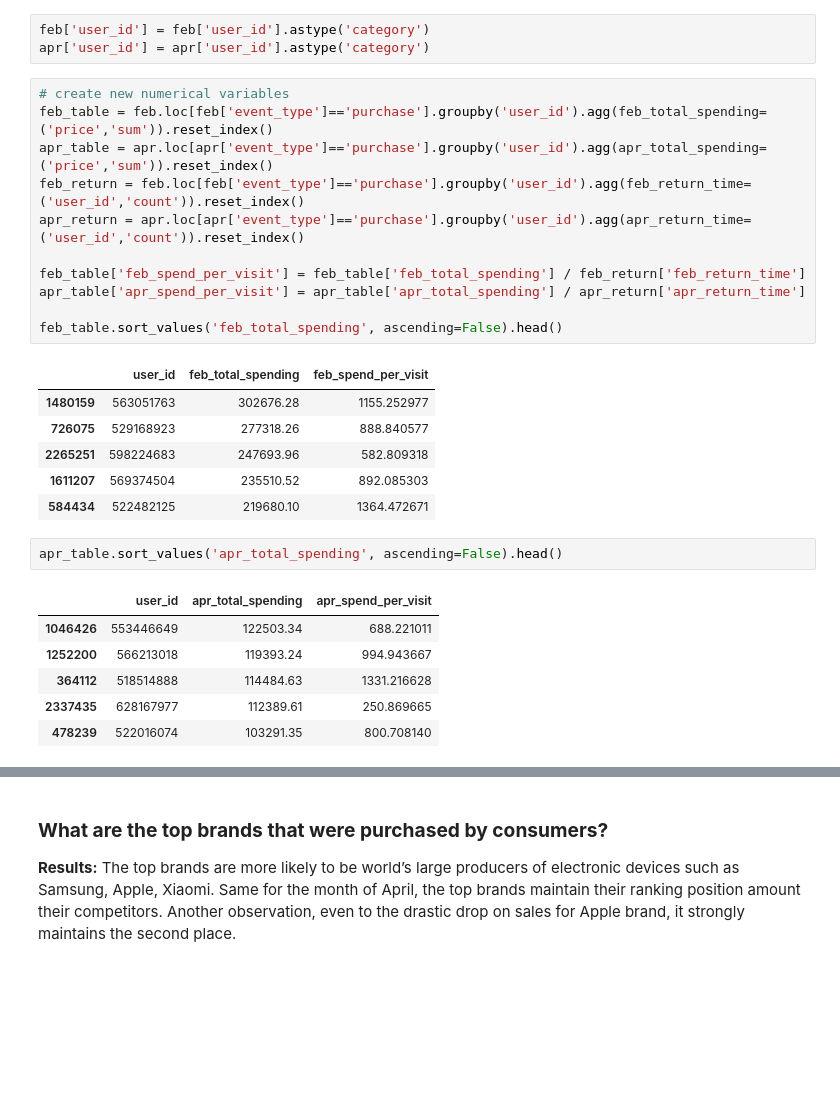
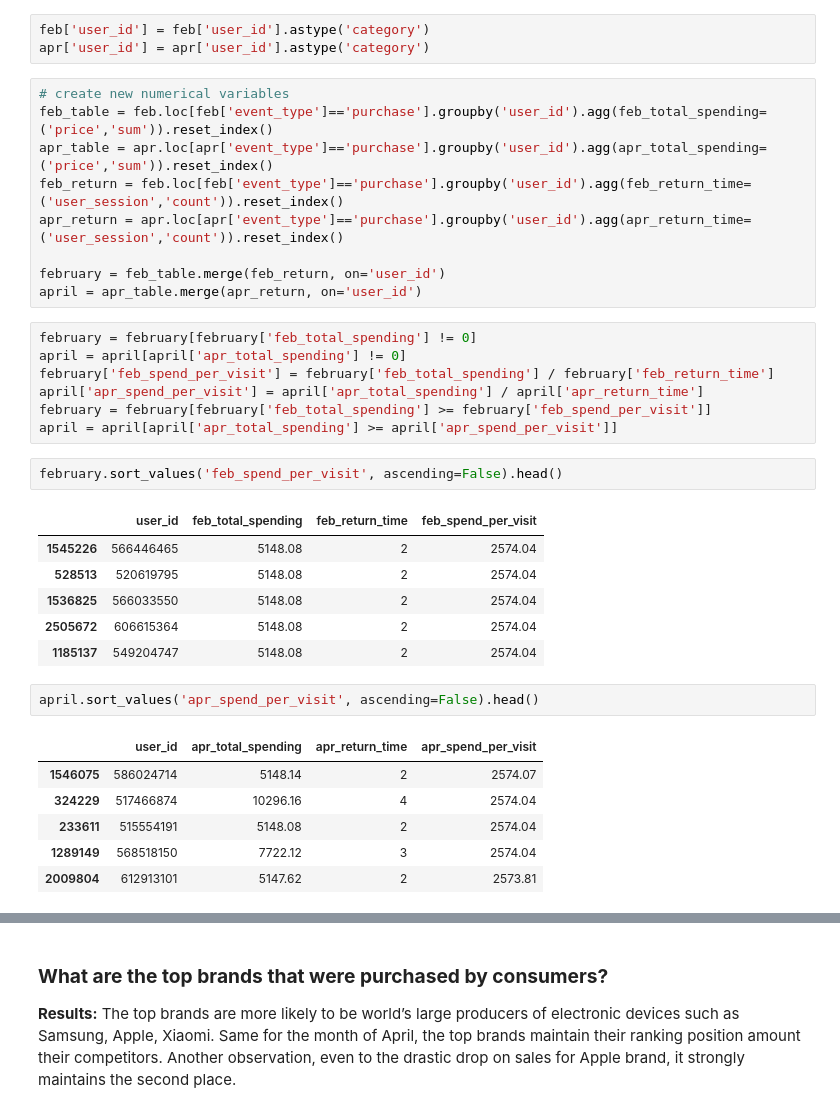
Before and after one commit to soltaniehha/Intro-to-Data-Analytics, a Jupyter notebook: docs/team-projects/2020/B4/Final-notebook-team4b.ipynb, the cells around one changed output, grey strips where cells are left out. Cells and saved outputs as stored; diff of their text form; blank space fills up the shorter version.

```diff
--- a/docs/team-projects/2020/B4/Final-notebook-team4b .ipynb
+++ b/docs/team-projects/2020/B4/Final-notebook-team4b.ipynb
@@ -360,27 +360,34 @@ apr['user_id'] = apr['user_id'].astype('category')
 # create new numerical variables
 feb_table = feb.loc[feb['event_type']=='purchase'].groupby('user_id').agg(feb_total_spending=('price','sum')).reset_index()
 apr_table = apr.loc[apr['event_type']=='purchase'].groupby('user_id').agg(apr_total_spending=('price','sum')).reset_index()
-feb_return = feb.loc[feb['event_type']=='purchase'].groupby('user_id').agg(feb_return_time=('user_id','count')).reset_index()
-apr_return = apr.loc[apr['event_type']=='purchase'].groupby('user_id').agg(apr_return_time=('user_id','count')).reset_index()
+feb_return = feb.loc[feb['event_type']=='purchase'].groupby('user_id').agg(feb_return_time=('user_session','count')).reset_index()
+apr_return = apr.loc[apr['event_type']=='purchase'].groupby('user_id').agg(apr_return_time=('user_session','count')).reset_index()
 
-feb_table['feb_spend_per_visit'] = feb_table['feb_total_spending'] / feb_return['feb_return_time']
-apr_table['apr_spend_per_visit'] = apr_table['apr_total_spending'] / apr_return['apr_return_time']
-
-feb_table.sort_values('feb_total_spending', ascending=False).head()
+february = feb_table.merge(feb_return, on='user_id')
+april = apr_table.merge(apr_return, on='user_id')
-# %% [output]
-|  | user_id | feb_total_spending | feb_spend_per_visit |
-| 1480159 | 563051763 | 302676.28 | 1155.252977 |
-| 726075 | 529168923 | 277318.26 | 888.840577 |
-| 2265251 | 598224683 | 247693.96 | 582.809318 |
-| 1611207 | 569374504 | 235510.52 | 892.085303 |
-| 584434 | 522482125 | 219680.10 | 1364.472671 |
+# %%
+february = february[february['feb_total_spending'] != 0]
+april = april[april['apr_total_spending'] != 0]
+february['feb_spend_per_visit'] = february['feb_total_spending'] / february['feb_return_time']
+april['apr_spend_per_visit'] = april['apr_total_spending'] / april['apr_return_time']
+february = february[february['feb_total_spending'] >= february['feb_spend_per_visit']]
+april = april[april['apr_total_spending'] >= april['apr_spend_per_visit']]
 # %%
-apr_table.sort_values('apr_total_spending', ascending=False).head()
+february.sort_values('feb_spend_per_visit', ascending=False).head()
 # %% [output]
-|  | user_id | apr_total_spending | apr_spend_per_visit |
-| 1046426 | 553446649 | 122503.34 | 688.221011 |
-| 1252200 | 566213018 | 119393.24 | 994.943667 |
-| 364112 | 518514888 | 114484.63 | 1331.216628 |
-| 2337435 | 628167977 | 112389.61 | 250.869665 |
-| 478239 | 522016074 | 103291.35 | 800.708140 |
+|  | user_id | feb_total_spending | feb_return_time | feb_spend_per_visit |
+| 1545226 | 566446465 | 5148.08 | 2 | 2574.04 |
+| 528513 | 520619795 | 5148.08 | 2 | 2574.04 |
+| 1536825 | 566033550 | 5148.08 | 2 | 2574.04 |
+| 2505672 | 606615364 | 5148.08 | 2 | 2574.04 |
+| 1185137 | 549204747 | 5148.08 | 2 | 2574.04 |
+# %%
+april.sort_values('apr_spend_per_visit', ascending=False).head()
+# %% [output]
+|  | user_id | apr_total_spending | apr_return_time | apr_spend_per_visit |
+| 1546075 | 586024714 | 5148.14 | 2 | 2574.07 |
+| 324229 | 517466874 | 10296.16 | 4 | 2574.04 |
+| 233611 | 515554191 | 5148.08 | 2 | 2574.04 |
+| 1289149 | 568518150 | 7722.12 | 3 | 2574.04 |
+| 2009804 | 612913101 | 5147.62 | 2 | 2573.81 |
 # %%
```
Also changed, not shown: parts of 2 cells of this notebook, 3 other files.
